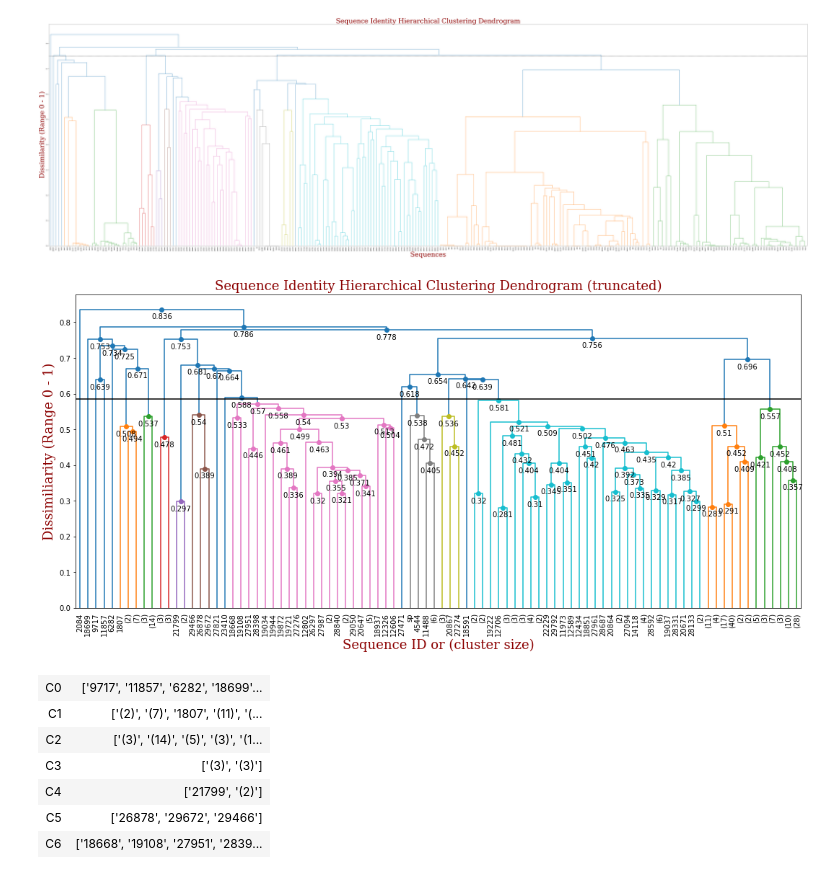
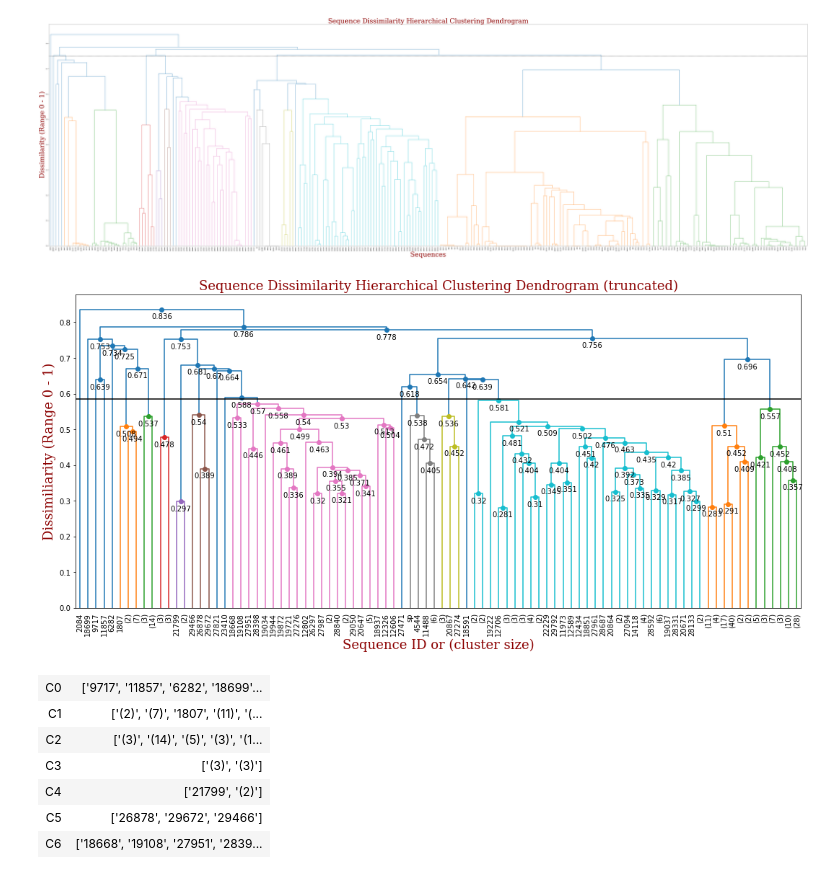
Before and after one commit to EthanS47/PetProject, a Jupyter notebook: pet_project.ipynb, the cells around one changed output. Saved outputs shown, nothing was run; the diff lists cells and outputs as text; code cells hidden in the pictures.

Commit message:
update figure title for dis dendrogram

```diff
--- a/pet_project.ipynb
+++ b/pet_project.ipynb
@@ -717,35 +717,35 @@ def fancy_dendrogram1(*args, **kwargs):
             'weight': 'normal',
             'size': 18,
             }
     if not kwargs.get('no_plot', False):
-        plt.title('Sequence Identity Hierarchical Clustering Dendrogram (truncated)', fontdict=font)
+        plt.title('Sequence Dissimilarity Hierarchical Clustering Dendrogram (truncated)', fontdict=font)
         plt.xlabel('Sequence ID or (cluster size)', fontdict=font)
         plt.ylabel('Dissimiliarity (Range 0 - 1)', fontdict=font)
         for i, d, c in zip(ddata['icoord'], ddata['dcoord'], ddata['color_list']):
             x = 0.5 * sum(i[1:3])
             y = d[1]
             if y > annotate_above:
                 plt.plot(x, y, 'o', c=c)
                 plt.annotate("%.3g" % y, (x, y), xytext=(0, -5),
                              textcoords='offset points',
                              va='top', ha='center')
         if max_d:
             plt.axhline(y=max_d, c='k')
     return ddata
 
 dendsf = fancy_dendrogram1(
     Z_diss,
     truncate_mode='lastp',
     p=90,
     labels = nameArr,
     leaf_rotation=90.,  # rotates the x axis labels
     leaf_font_size=10.,
     annotate_above=0.2,
     max_d = 0.585
 )
 plt.savefig('dendrogram_diss_truncated.png')    # The saved figure does not have X label ?
 # %% [output]
-[figure, old version]
+[figure, new version]
 # %%
 ######################################################################
 # Identity Cluster Classes (for the truncated dendrogram)
```
Also changed, not shown: parts of 1 cell of this notebook, 2 other files.
